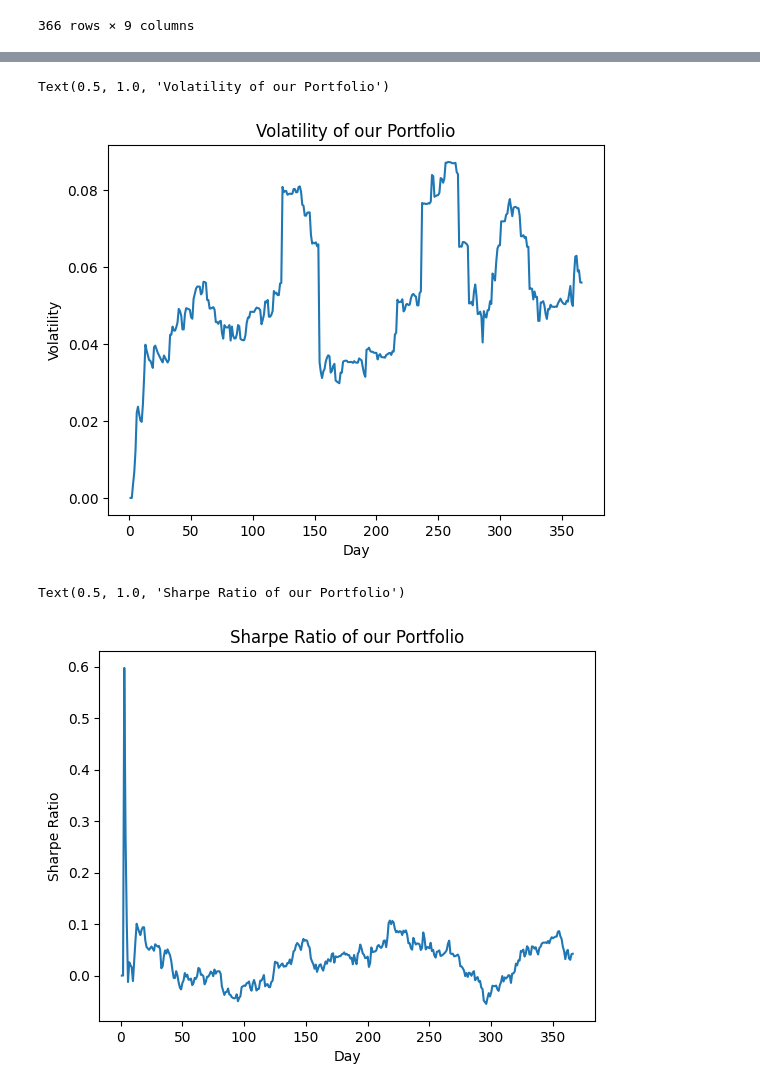
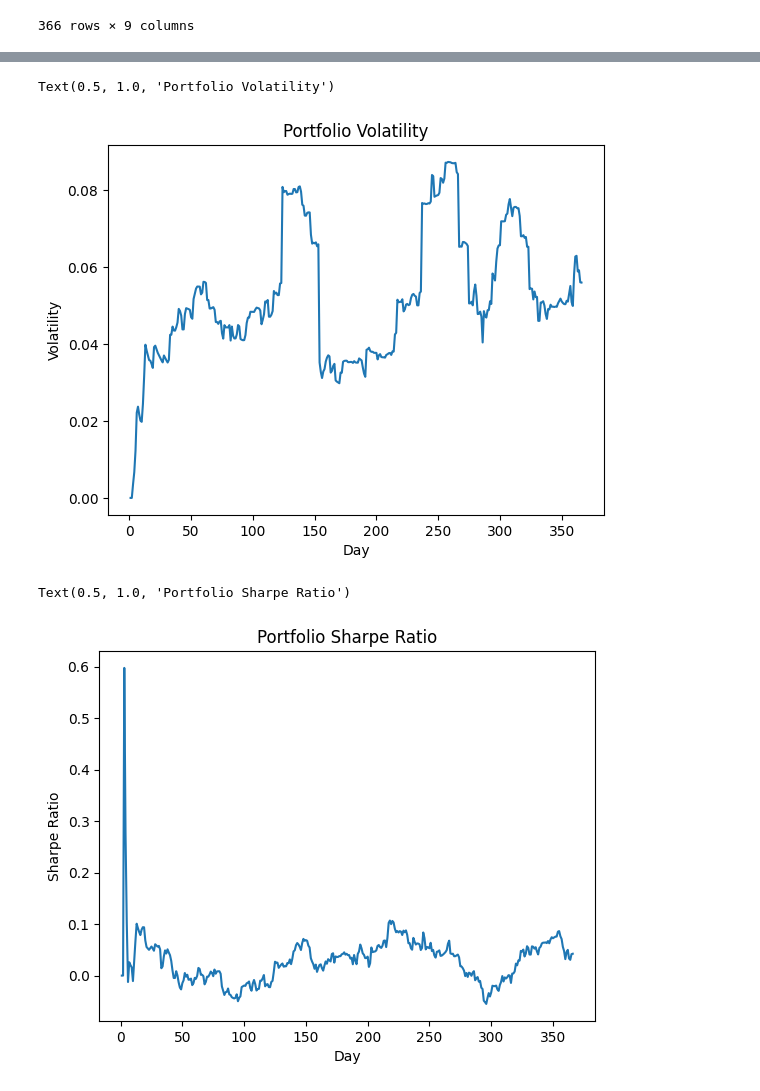
Before and after one commit to jvo1563/Skillstorm-Assignments, a Jupyter notebook: ProjectOne/Portfolio.ipynb, the cells around one changed output, grey strips where cells are left out. Saved outputs shown, nothing was run; the diff lists cells and outputs as text; code cells hidden in the pictures.

```diff
--- a/ProjectOne/Portfolio.ipynb
+++ b/ProjectOne/Portfolio.ipynb
@@ -315,14 +323,14 @@ Text(0.5, 1.0, 'Annualized Return of our Portfolio')
 # %%
 graph = sns.lineplot(
     data=complete_df,
     x="num_days",
     y="volatility",
 )
 graph.set(xlabel="Day", ylabel="Volatility")
-plt.title("Volatility of our Portfolio")
+plt.title("Portfolio Volatility")
 # %% [output]
-Text(0.5, 1.0, 'Volatility of our Portfolio')
+Text(0.5, 1.0, 'Portfolio Volatility')
-[figure, old version]
+[figure, new version]
 # %%
 graph = sns.lineplot(
     data=complete_df,
@@ -330,7 +338,7 @@ graph = sns.lineplot(
     y="sharpe_ratio",
 )
 graph.set(xlabel="Day", ylabel="Sharpe Ratio")
-plt.title("Sharpe Ratio of our Portfolio")
+plt.title("Portfolio Sharpe Ratio")
 # %% [output]
-Text(0.5, 1.0, 'Sharpe Ratio of our Portfolio')
+Text(0.5, 1.0, 'Portfolio Sharpe Ratio')
-[figure, old version]
+[figure, new version]
```
Also changed, not shown: parts of 7 cells of this notebook, 3 other files.
